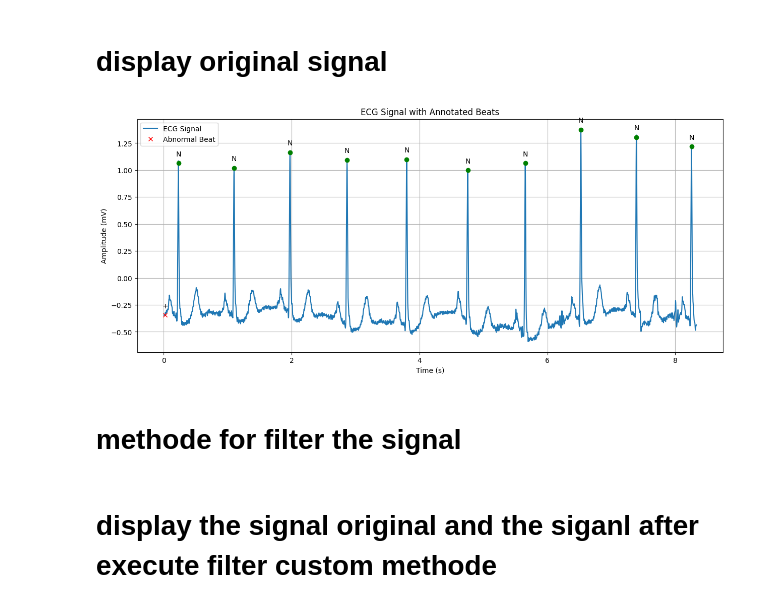
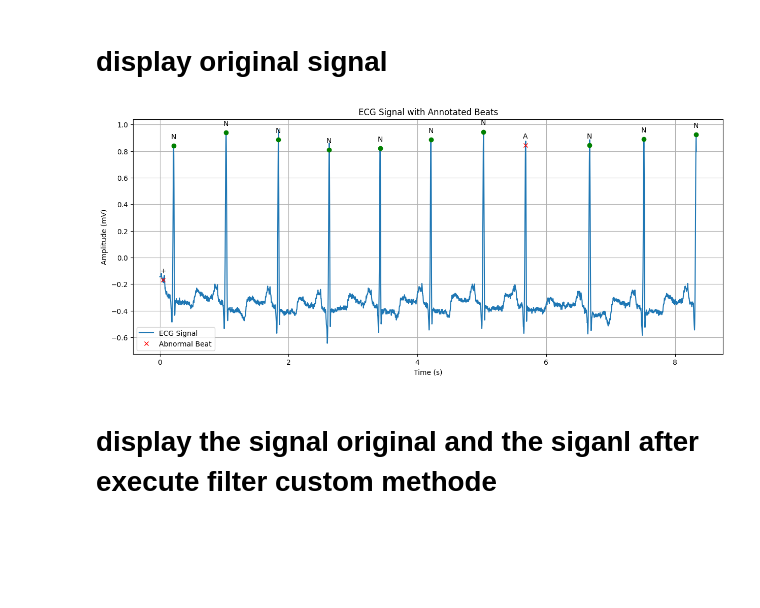
Before and after one commit to ouerghi01/HeartbeatClassification, a Jupyter notebook: HeartBeat.ipynb, the cells around one changed output. Drawn from its saved outputs; the diff is of its cells as text; code cells hidden in the pictures; blank space fills up the shorter version.

```diff
--- a/HeartBeat.ipynb
+++ b/HeartBeat.ipynb
@@ -72,38 +22,37 @@ import matplotlib.pyplot as plt
 import wfdb.processing
 
 data_directory = 'mit-bih-arrhythmia-database-1.0.0/'
-record_name = '101'
+record_name = '100'
 record = wfdb.rdrecord(f'{data_directory}{record_name}', sampto=3000)
 
 # Read annotations
 annotation = wfdb.rdann(f'{data_directory}{record_name}', 'atr')
 
 fs = record.fs  # Sampling frequency
-signal = record.p_signal[: 1000* fs, 0]  # Taking the first 5 seconds (first channel)
+signal = record.p_signal[: , 0]  # Taking the first 5 seconds (first channel)
+ecg_signal = (signal - np.mean(signal)) / np.std(signal)  # Normalization
 time = [i / fs for i in range(len(signal))]
 labels = annotation.symbol  # Labels for the annotations
-rpeaks = wfdb.processing.xqrs_detect(signal, fs=fs, verbose=False)
+r_peaks = annotation.sample
 
 # Plot the ECG signal
 plt.figure(figsize=(15, 6))
 plt.plot(time, signal, label='ECG Signal')
 
 for i, (sample, symbol) in enumerate(zip(annotation.sample, annotation.symbol)):
     if sample < len(signal):
         if symbol == 'N':  # Normal beat
             plt.plot(sample / fs, signal[sample], 'go', label='Normal Beat' if i == 0 else "")
             plt.annotate('N', (sample / fs, signal[sample]), textcoords="offset points", xytext=(0, 10), ha='center')
         else:  # Abnormal beat (e.g., 'A', 'V', etc.)
             plt.plot(sample / fs, signal[sample], 'rx', label='Abnormal Beat' if i == 0 else "")
             plt.annotate(symbol, (sample / fs, signal[sample]), textcoords="offset points", xytext=(0, 10), ha='center')
 
 plt.xlabel('Time (s)')
 plt.ylabel('Amplitude (mV)')
 plt.title('ECG Signal with Annotated Beats')
 plt.legend(loc='best')
 plt.grid()
 plt.show()
 # %% [output]
-[figure, old version]
+[figure, new version]
-# %% [markdown]
-# methode for filter the signal
```
Also changed, not shown: parts of 20 cells of this notebook, 3 other files.
